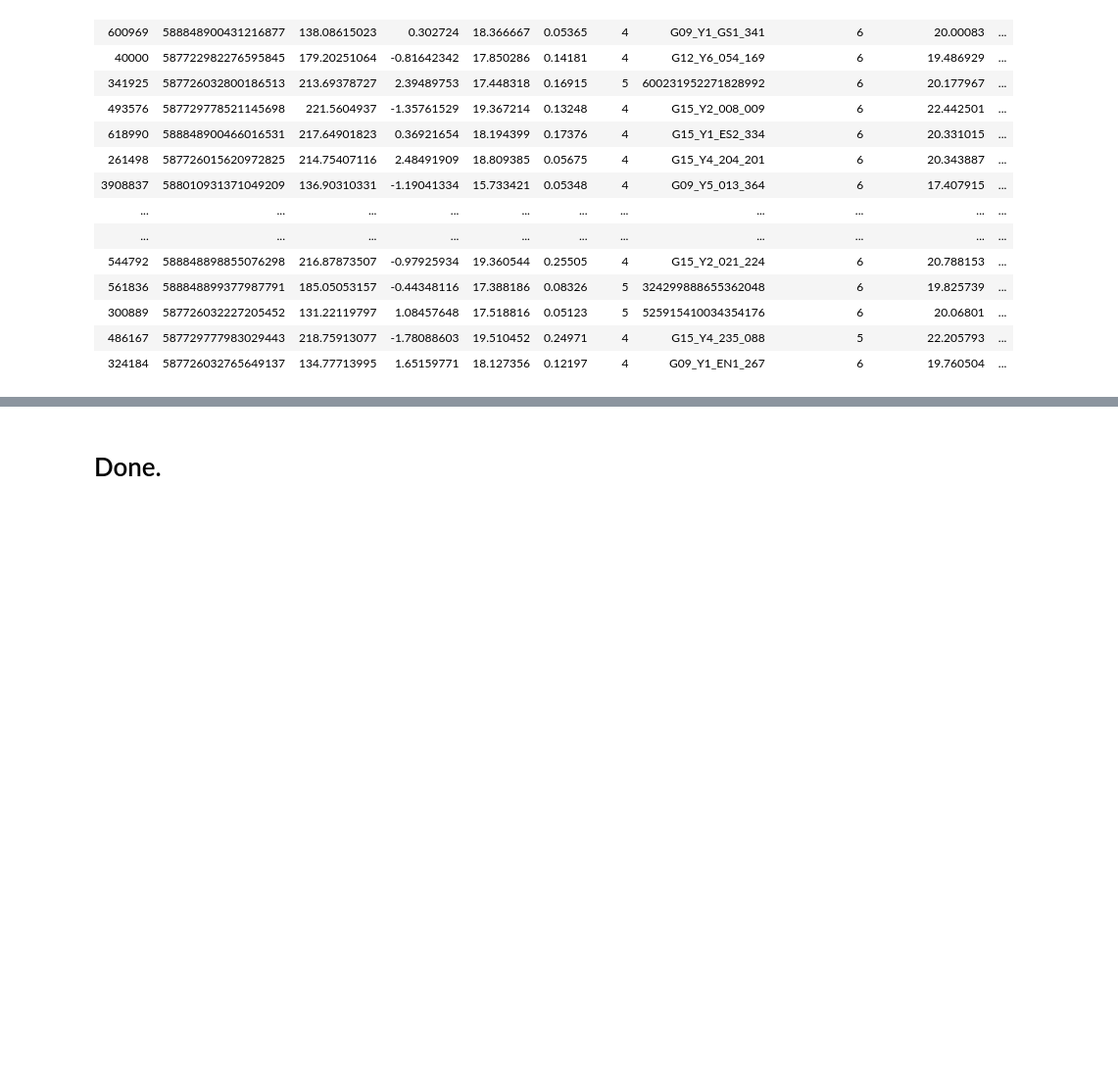
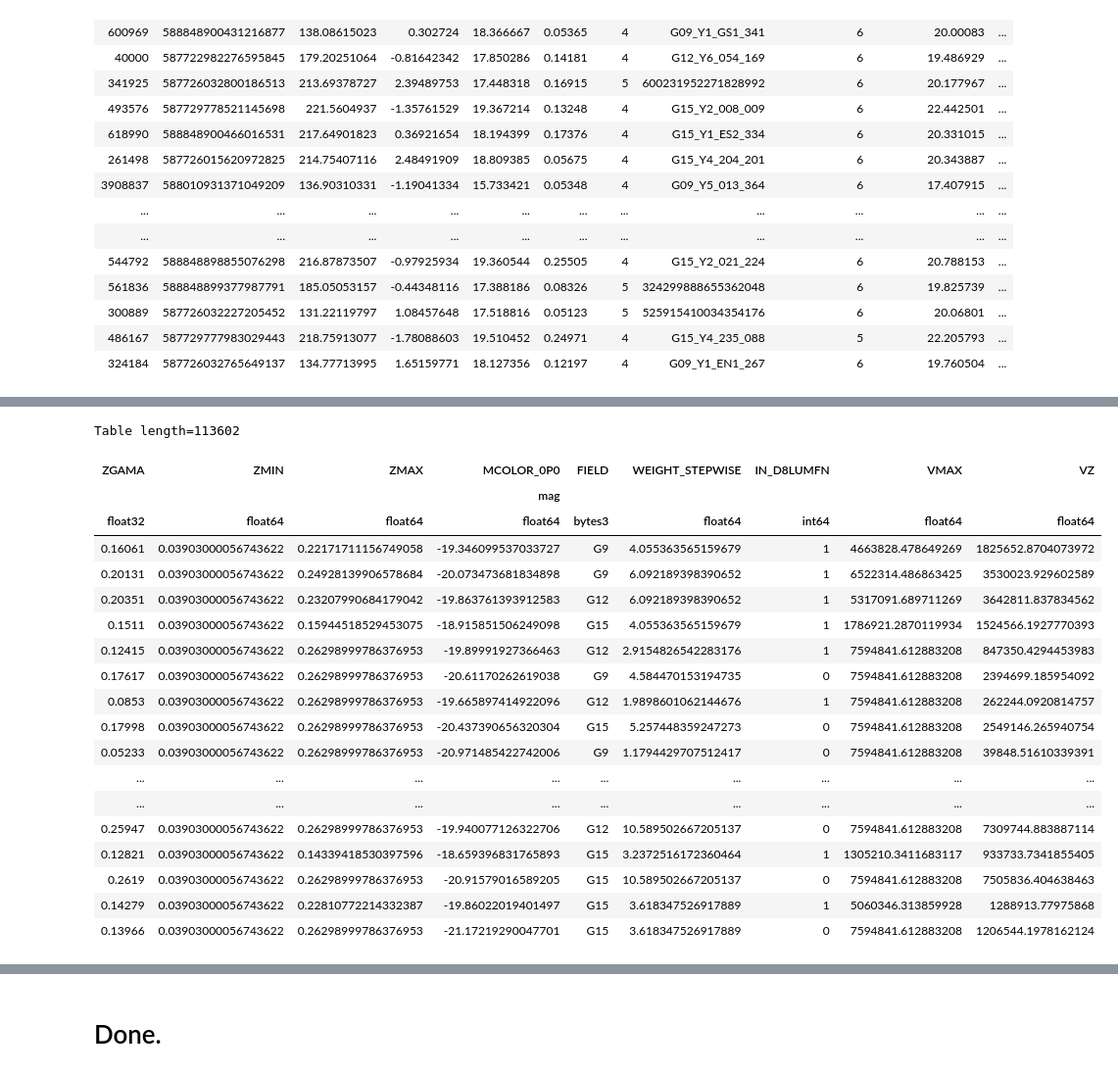
Before and after one commit to SgmAstro/DESI, a Jupyter notebook: docs/nb/sandbox/stepwise_weights.ipynb, the cells around one changed output, grey strips where cells are left out. Shown at 98% size. Saved outputs shown, nothing was run; the diff lists cells and outputs as text; code cells hidden in the pictures; blank space fills up the shorter version.

Commit message:
IN_D8LUMFN fixes.

```diff
--- a/docs/nb/sandbox/stepwise_weights.ipynb
+++ b/docs/nb/sandbox/stepwise_weights.ipynb
@@ -111,0 +97,5 @@ WARNING: DEFAULTING TO SURVEY = GAMA
+# %%
+fpath = findfile('vmax')
+vmax  = Table.read(fpath)
+vmax
+# %% [output]
@@ -111,0 +103,20 @@ WARNING: DEFAULTING TO SURVEY = GAMA
+Table length=113602
+| ZGAMA | ZMIN | ZMAX | MCOLOR_0P0 | FIELD | WEIGHT_STEPWISE | IN_D8LUMFN | VMAX | VZ |
+|  |  |  | mag |  |  |  |  |  |
+| float32 | float64 | float64 | float64 | bytes3 | float64 | int64 | float64 | float64 |
+| 0.16061 | 0.03903000056743622 | 0.22171711156749058 | -19.346099537033727 | G9 | 4.055363565159679 | 1 | 4663828.478649269 | 1825652.8704073972 |
+| 0.20131 | 0.03903000056743622 | 0.24928139906578684 | -20.073473681834898 | G9 | 6.092189398390652 | 1 | 6522314.486863425 | 3530023.929602589 |
+| 0.20351 | 0.03903000056743622 | 0.23207990684179042 | -19.863761393912583 | G12 | 6.092189398390652 | 1 | 5317091.689711269 | 3642811.837834562 |
+| 0.1511 | 0.03903000056743622 | 0.15944518529453075 | -18.915851506249098 | G15 | 4.055363565159679 | 1 | 1786921.2870119934 | 1524566.1927770393 |
+| 0.12415 | 0.03903000056743622 | 0.26298999786376953 | -19.89991927366463 | G12 | 2.9154826542283176 | 1 | 7594841.612883208 | 847350.4294453983 |
+| 0.17617 | 0.03903000056743622 | 0.26298999786376953 | -20.61170262619038 | G9 | 4.584470153194735 | 0 | 7594841.612883208 | 2394699.185954092 |
+| 0.0853 | 0.03903000056743622 | 0.26298999786376953 | -19.665897414922096 | G12 | 1.9898601062144676 | 1 | 7594841.612883208 | 262244.0920814757 |
+| 0.17998 | 0.03903000056743622 | 0.26298999786376953 | -20.437390656320304 | G15 | 5.257448359247273 | 0 | 7594841.612883208 | 2549146.265940754 |
+| 0.05233 | 0.03903000056743622 | 0.26298999786376953 | -20.971485422742006 | G9 | 1.1794429707512417 | 0 | 7594841.612883208 | 39848.51610339391 |
+| ... | ... | ... | ... | ... | ... | ... | ... | ... |
+| ... | ... | ... | ... | ... | ... | ... | ... | ... |
+| 0.25947 | 0.03903000056743622 | 0.26298999786376953 | -19.940077126322706 | G12 | 10.589502667205137 | 0 | 7594841.612883208 | 7309744.883887114 |
+| 0.12821 | 0.03903000056743622 | 0.14339418530397596 | -18.659396831765893 | G15 | 3.2372516172360464 | 1 | 1305210.3411683117 | 933733.7341855405 |
+| 0.2619 | 0.03903000056743622 | 0.26298999786376953 | -20.91579016589205 | G15 | 10.589502667205137 | 0 | 7594841.612883208 | 7505836.404638463 |
+| 0.14279 | 0.03903000056743622 | 0.22810772214332387 | -19.86022019401497 | G15 | 3.618347526917889 | 1 | 5060346.313859928 | 1288913.77975868 |
+| 0.13966 | 0.03903000056743622 | 0.26298999786376953 | -21.17219290047701 | G15 | 3.618347526917889 | 0 | 7594841.612883208 | 1206544.1978162124 |
```
Also changed, not shown: parts of 5 cells of this notebook, 4 other files.
